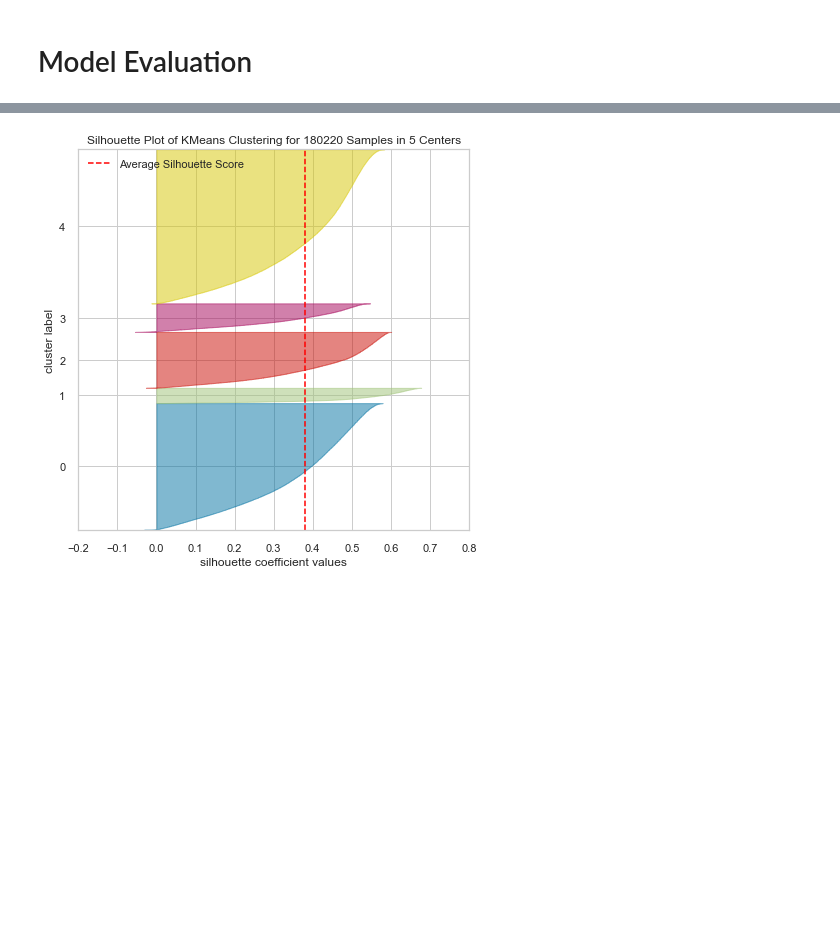
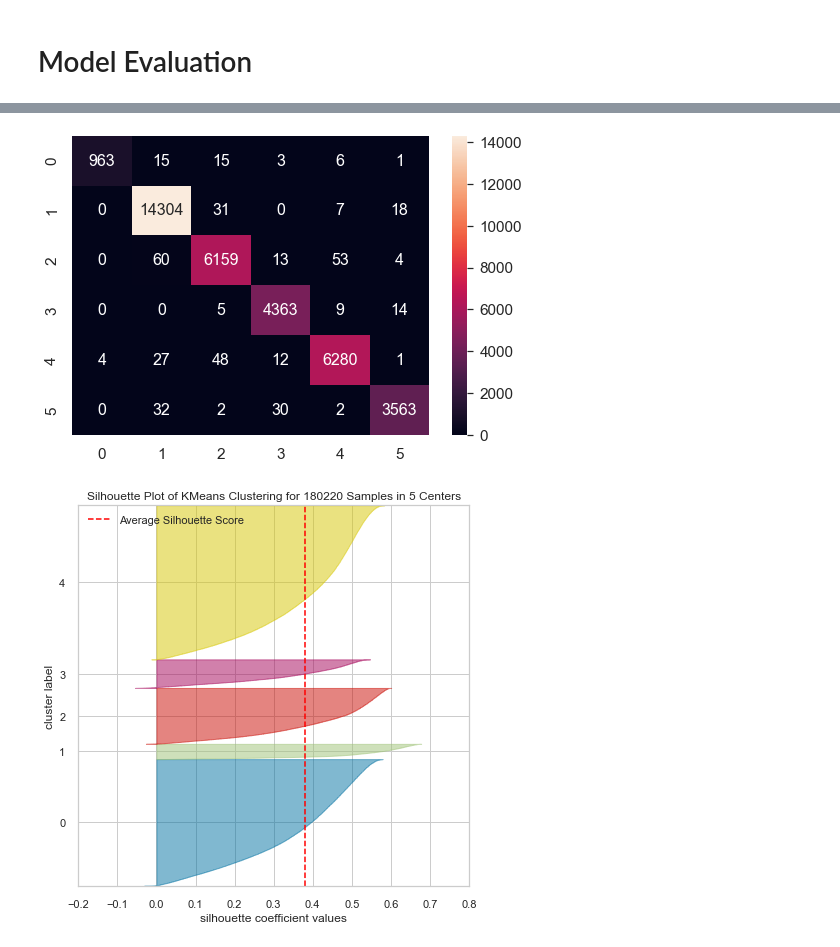
Before and after one commit to Neri-kun/Licenta, a Jupyter notebook: song_recommendation_system.ipynb, the cells around one changed output, grey strips where cells are left out. Cells and saved outputs as stored; diff of their text form; code cells hidden in the pictures; blank space fills up the shorter version.

```diff
--- a/song_recommendation_system.ipynb
+++ b/song_recommendation_system.ipynb
@@ -505,0 +513,3 @@ data_eval = data.iloc[:,0:5]
+# %%
+X = data.drop(['label', 'artist', 'name', 'preview', 'type', 'popularity','lyrics'],axis=1)
+Y = data['label']
@@ -505,0 +547,13 @@ data_eval = data.iloc[:,0:5]
+# %%
+X_train, X_test, y_train, y_test = train_test_split(
+        X, Y, test_size=0.2, shuffle=False)
+knn = KNeighborsClassifier(n_neighbors=25)
+knn.fit(X_train, y_train)
+y_pred = knn.predict(X_test)
+cnf_matrix = confusion_matrix(y_test, y_pred)
+df_cm = pd.DataFrame(cnf_matrix, range(6), range(6))
+sns.set(font_scale=1.4)  # for label size
+sns.heatmap(df_cm, annot=True, annot_kws={"size": 16}, fmt='g')  # font size
+plt.show()
+# %% [output]
+[figure, added]
```
Also changed, not shown: parts of 29 cells of this notebook.
